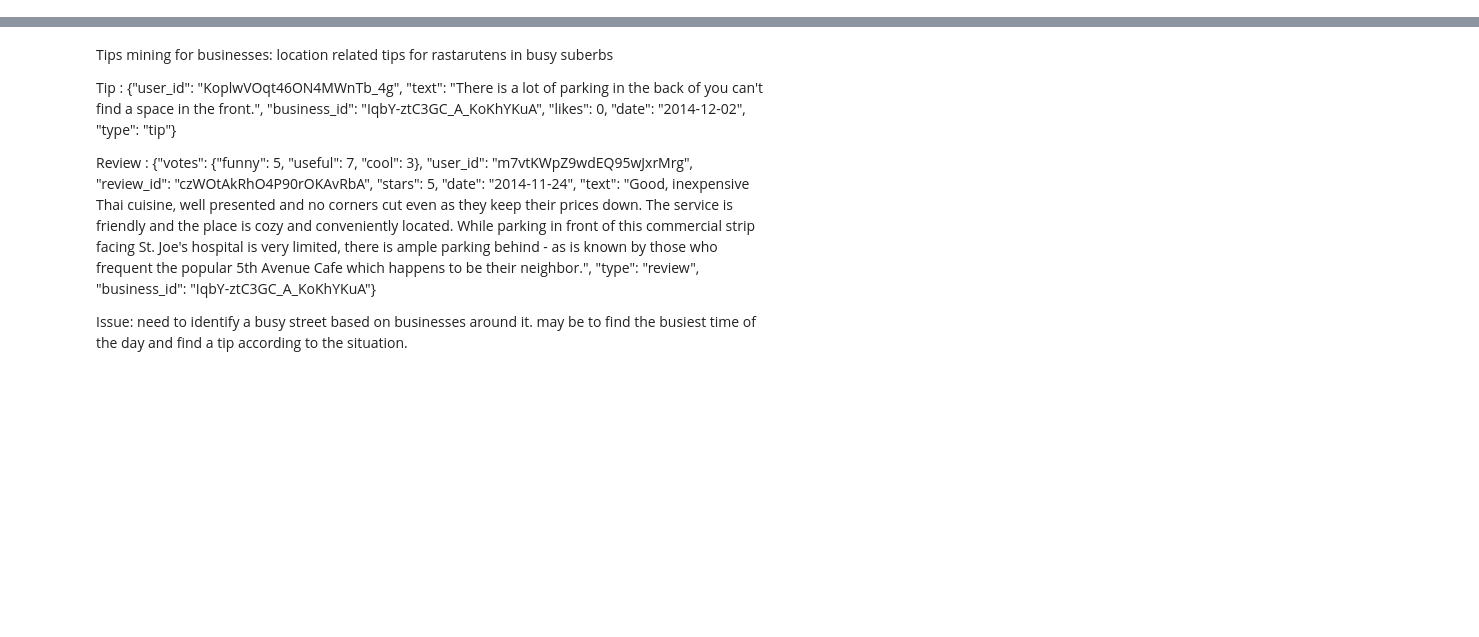
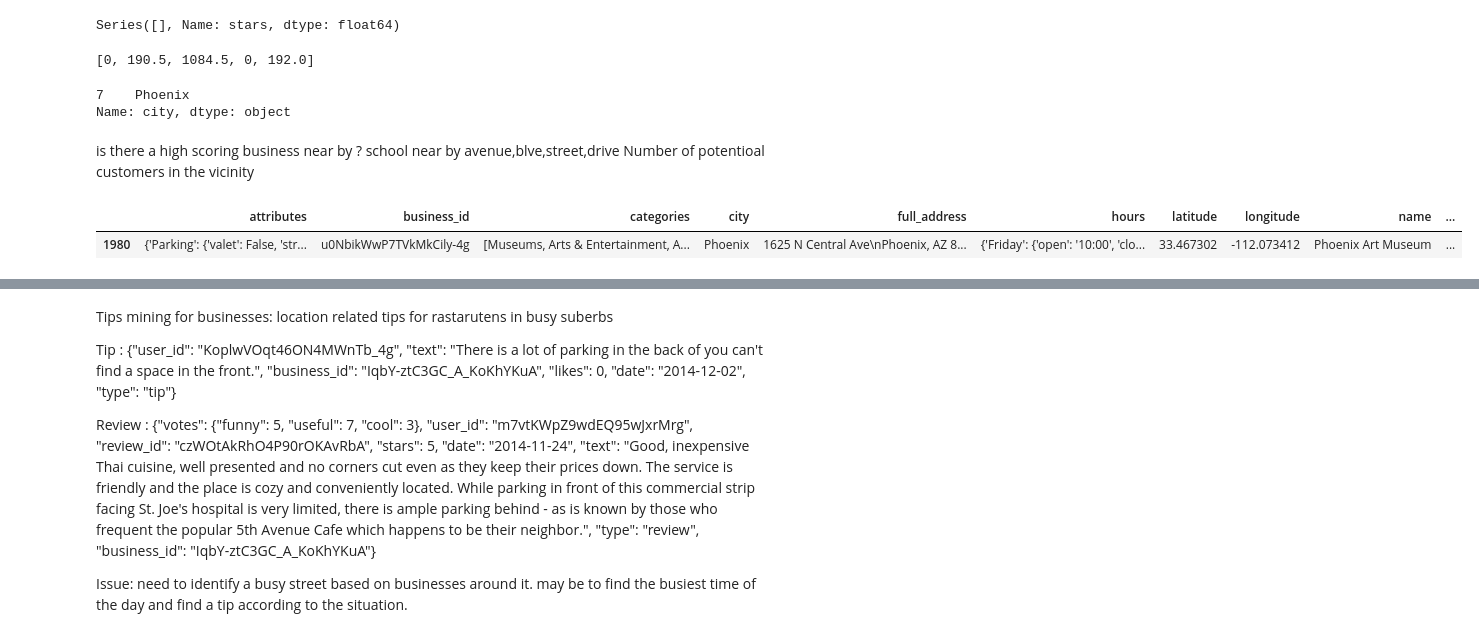
Before and after one commit to cjgunase/SU5050, a Jupyter notebook: project/yelp_dataset_challenge.ipynb, the cells around one changed output, grey strips where cells are left out. Cells and saved outputs as stored; diff of their text form; code cells hidden in the pictures; blank space fills up the shorter version.

```diff
--- a/project/yelp_dataset_challenge.ipynb
+++ b/project/yelp_dataset_challenge.ipynb
@@ -0,0 +29,13 @@
+# %%
+business_file ="/Users/chathura/Documents/yelp_dataset_challenge_academic_dataset/LV_2biz.json"
+bf = open(business_file,'r')
+#Following list comprehension
+#output json from line for each line in file if the json object's categores has "Restaurents and state has 2 letters
+#biz = [json.loads(line) for line in bf if 'Restaurants' in json.loads(line)['categories'] and (len(json.loads(line)['state'])==3)]
+#print (json.loads(bf.readline()))
+#restaurents = [json.loads(line) for line in bf if 'Restaurants' in json.loads(line)['categories']]
+#biz = [json.loads(line) for line in bf if ('Restaurants' in json.loads(line)['categories']) or ('Department Stores' in json.loads(line)['categories']) or ('Grocery' in json.loads(line)['categories']) or ('Shopping' in json.loads(line)['categories'])]
+#res = [json.loads(line) for line in bf if ('Restaurants' in json.loads(line)['categories'])]
+biz = [json.loads(line) for line in bf]
+bf.close()
+biz_df = pd.DataFrame(biz)
@@ -0,0 +44,21 @@
+# %%
+zip_code = [biz_df['full_address'][i].split(" ")[-1] for i in range(biz_df.shape[0])]
+biz_df['zip_code'] = zip_code
+# %%
+street=[]
+lot=[]
+for i in range(biz_df.shape[0]):
+    try:
+        street.append(biz_df['attributes'][i]['Parking']['street'])
+        #print (biz_df['attributes'][i]['Parking']['street'])
+    except:
+        street.append(False)
+
+for i in range(biz_df.shape[0]):
+    try:
+        lot.append(biz_df['attributes'][i]['Parking']['lot'])
+    except:
+        lot.append(False)
+# %%
+biz_df['street'] = street
+biz_df['lot'] = lot
@@ -0,0 +99,8 @@
+# %%
+biz_df[biz_df['business_id']==biz]['stars']
+# %% [output]
+Series([], Name: stars, dtype: float64)
+# %%
+influence_biz("2ZnCITVa0abGce4gZ6RhIw")
+# %% [output]
+[0, 190.5, 1084.5, 0, 192.0]
@@ -0,0 +153,16 @@
+# %%
+row = biz_df[biz_df['business_id']=="werWnE_3k8GYVaMuUcWw4g"]
+row['city']
+# %% [output]
+7    Phoenix
+Name: city, dtype: object
+# %% [markdown]
+is there a high scoring business near by ?
+school near by
+avenue,blve,street,drive
+Number of potentioal customers in the vicinity
+# %%
+biz_df[biz_df['business_id']=="u0NbikWwP7TVkMkCily-4g"][]
+# %% [output]
+|  | attributes | business_id | categories | city | full_address | hours | latitude | longitude | name | ... |
+| 1980 | {'Parking': {'valet': False, 'str... | u0NbikWwP7TVkMkCily-4g | [Museums, Arts & Entertainment, A... | Phoenix | 1625 N Central Ave\nPhoenix, AZ 8... | {'Friday': {'open': '10:00', 'clo... | 33.467302 | -112.073412 | Phoenix Art Museum | ... |
```
Also changed, not shown: parts of 21 cells of this notebook, 21 other files.
